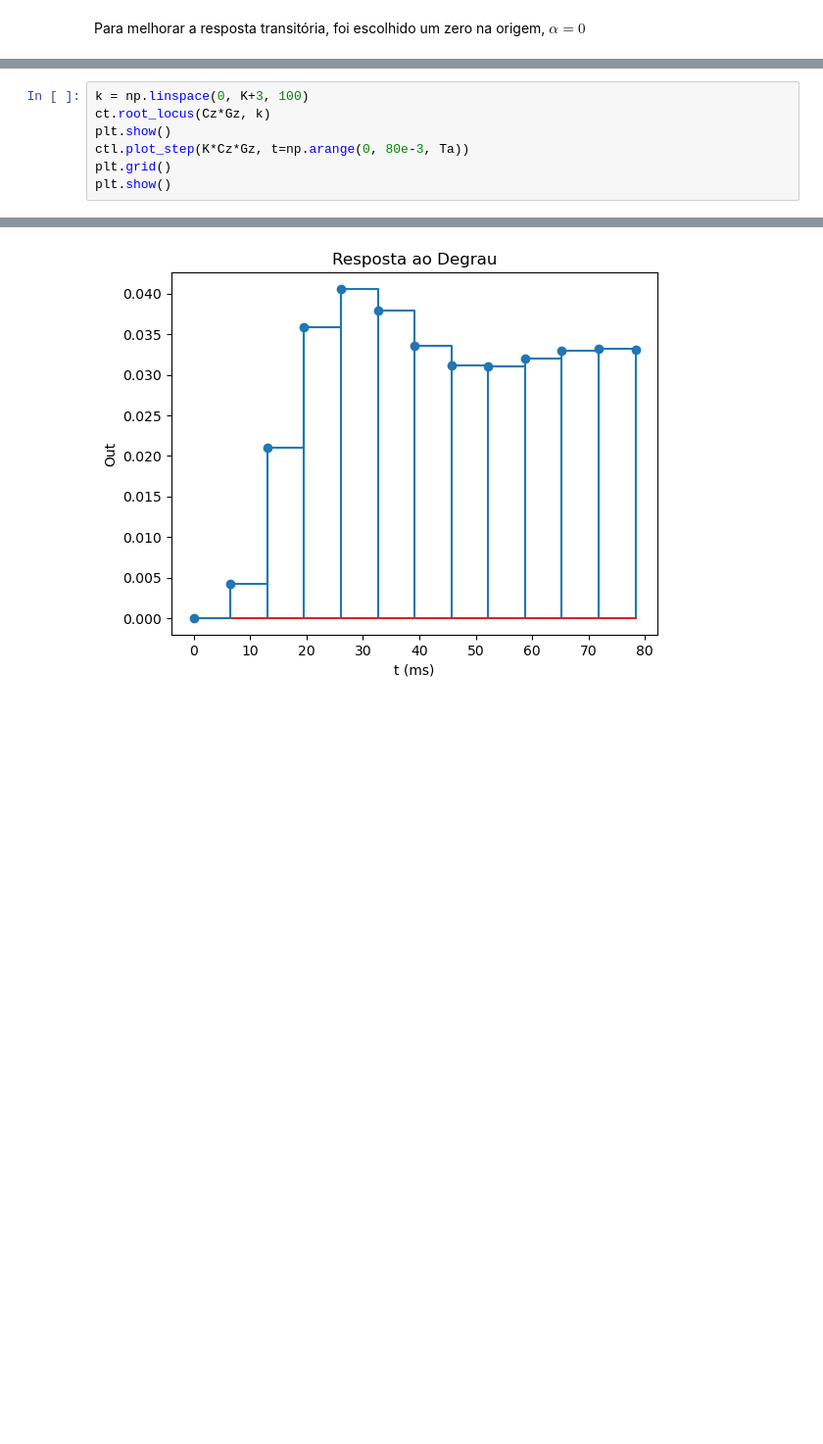
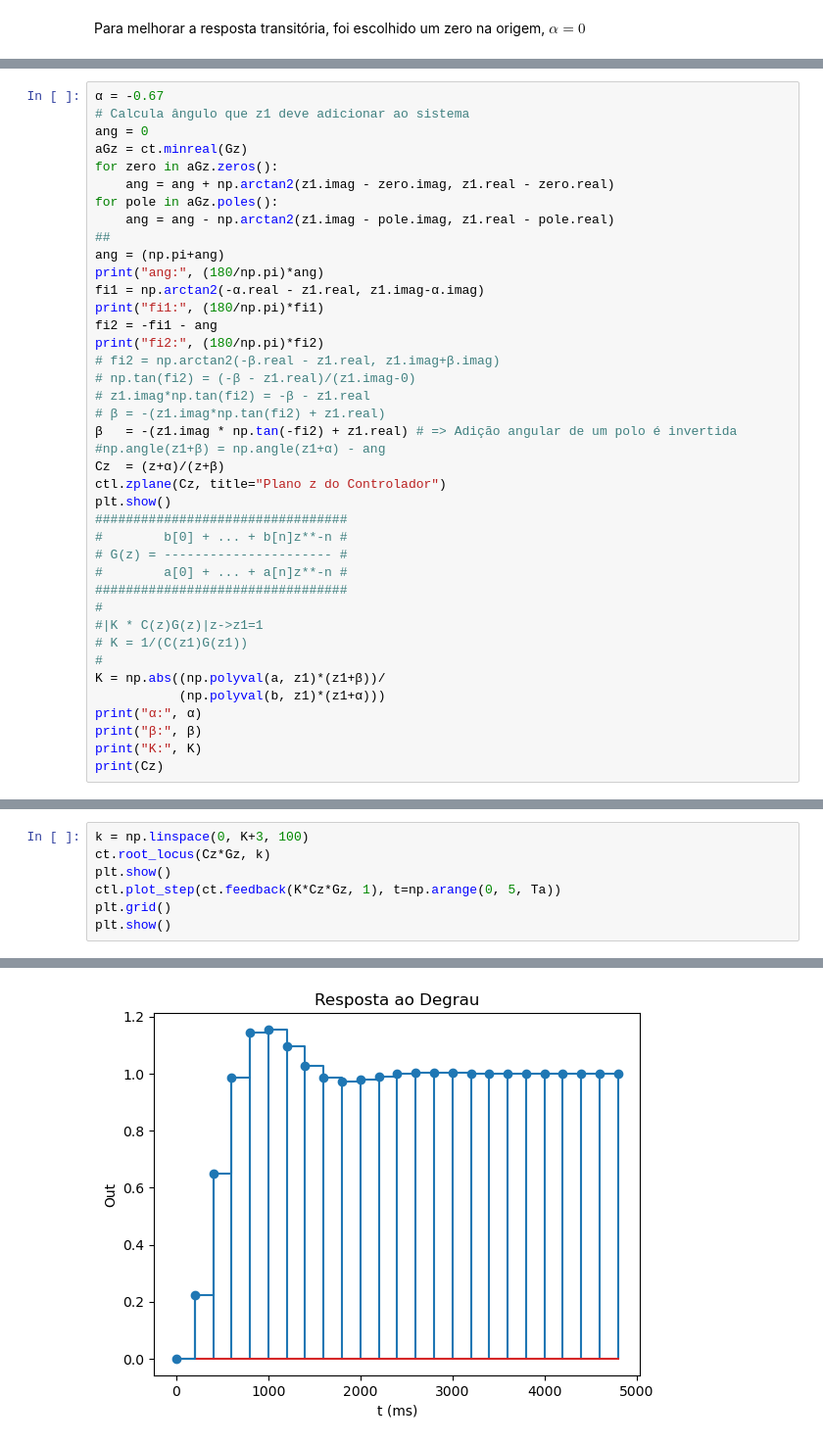
Before and after one commit to Emanuel600/Misc, a Jupyter notebook: Simul_Controle/Projeto 1 - Transformada z.ipynb, the cells around one changed output, grey strips where cells are left out. Shown at 98% size. Drawn from its saved outputs; the diff is of its cells as text; blank space fills up the shorter version.

Commit message:
Tried new method on example, worked perfectly. Moving on to real problem

```diff
--- a/Simul_Controle/Projeto 1 - Transformada z.ipynb
+++ b/Simul_Controle/Projeto 1 - Transformada z.ipynb
@@ -216,0 +211,40 @@ K
+# %%
+α = -0.67
+# Calcula ângulo que z1 deve adicionar ao sistema
+ang = 0
+aGz = ct.minreal(Gz)
+for zero in aGz.zeros():
+    ang = ang + np.arctan2(z1.imag - zero.imag, z1.real - zero.real)
+for pole in aGz.poles():
+    ang = ang - np.arctan2(z1.imag - pole.imag, z1.real - pole.real)
+##
+ang = (np.pi+ang)
+print("ang:", (180/np.pi)*ang)
+fi1 = np.arctan2(-α.real - z1.real, z1.imag-α.imag)
+print("fi1:", (180/np.pi)*fi1)
+fi2 = -fi1 - ang
+print("fi2:", (180/np.pi)*fi2)
+# fi2 = np.arctan2(-β.real - z1.real, z1.imag+β.imag)
+# np.tan(fi2) = (-β - z1.real)/(z1.imag-0)
+# z1.imag*np.tan(fi2) = -β - z1.real
+# β = -(z1.imag*np.tan(fi2) + z1.real)
+β   = -(z1.imag * np.tan(-fi2) + z1.real) # => Adição angular de um polo é invertida
+#np.angle(z1+β) = np.angle(z1+α) - ang
+Cz  = (z+α)/(z+β)
+ctl.zplane(Cz, title="Plano z do Controlador")
+plt.show()
+#################################
+#        b[0] + ... + b[n]z**-n #
+# G(z) = ---------------------- #
+#        a[0] + ... + a[n]z**-n #
+#################################
+#
+#|K * C(z)G(z)|z->z1=1
+# K = 1/(C(z1)G(z1))
+#
+K = np.abs((np.polyval(a, z1)*(z1+β))/
+           (np.polyval(b, z1)*(z1+α)))
+print("α:", α)
+print("β:", β)
+print("K:", K)
+print(Cz)
@@ -218,7 +269,7 @@ K
 k = np.linspace(0, K+3, 100)
 ct.root_locus(Cz*Gz, k)
 plt.show()
-ctl.plot_step(K*Cz*Gz, t=np.arange(0, 80e-3, Ta))
+ctl.plot_step(ct.feedback(K*Cz*Gz, 1), t=np.arange(0, 5, Ta))
 plt.grid()
 plt.show()
 # %% [output]
@@ -226 +277 @@ plt.show()
-[figure, old version]
+[figure, new version]
```
Also changed, not shown: parts of 6 cells of this notebook.
